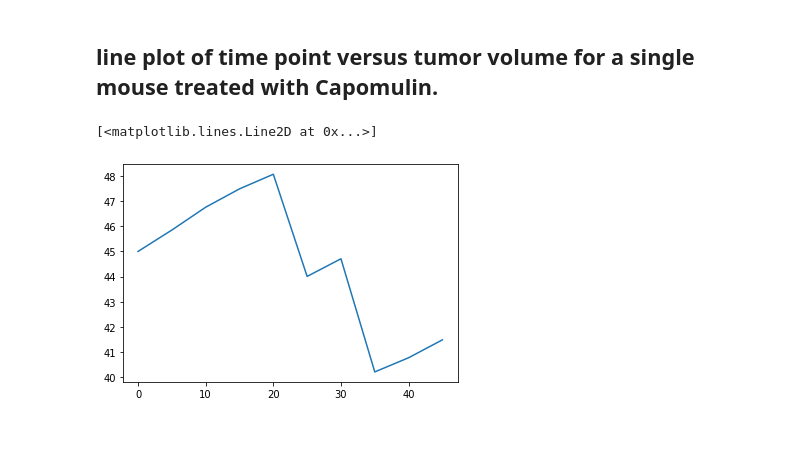
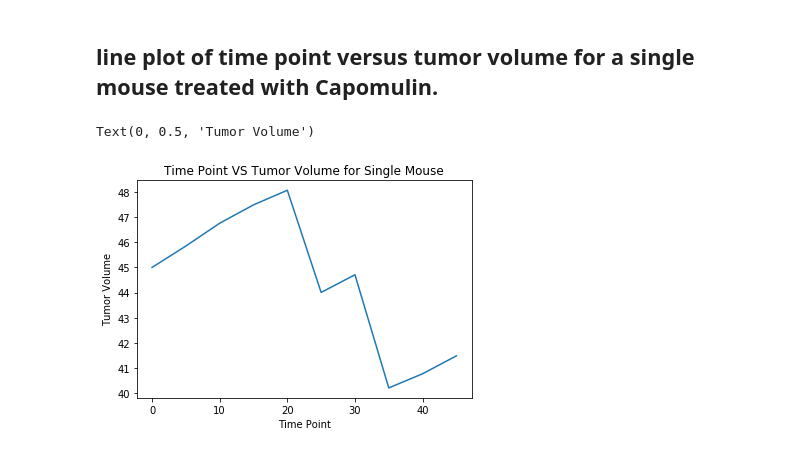
Before and after one commit to JonesInformatics/Matplotlib-Challenge, a Jupyter notebook: main.ipynb, the cells around one changed output. Saved outputs shown, nothing was run; the diff lists cells and outputs as text; code cells hidden in the pictures.

```diff
--- a/main.ipynb
+++ b/main.ipynb
@@ -514,9 +494,16 @@ Cap_Treatment.head()
 # %% [markdown]
 ## line plot of time point versus tumor volume for a single mouse treated with Capomulin.
 # %%
+# find info for single mouse
+
 single_mouse = Cap_Treatment.loc[(Cap_Treatment["Mouse ID"]== "l509")]
+single_mouse
 
 plt.plot(single_mouse.Timepoint,single_mouse["Tumor Volume (mm3)"])
+
+plt.title("Time Point VS Tumor Volume for Single Mouse")
+plt.xlabel("Time Point")
+plt.ylabel("Tumor Volume")
 # %% [output]
-[<matplotlib.lines.Line2D at 0x...>]
+Text(0, 0.5, 'Tumor Volume')
-[figure, old version]
+[figure, new version]
```
Also changed, not shown: parts of 33 cells of this notebook.
